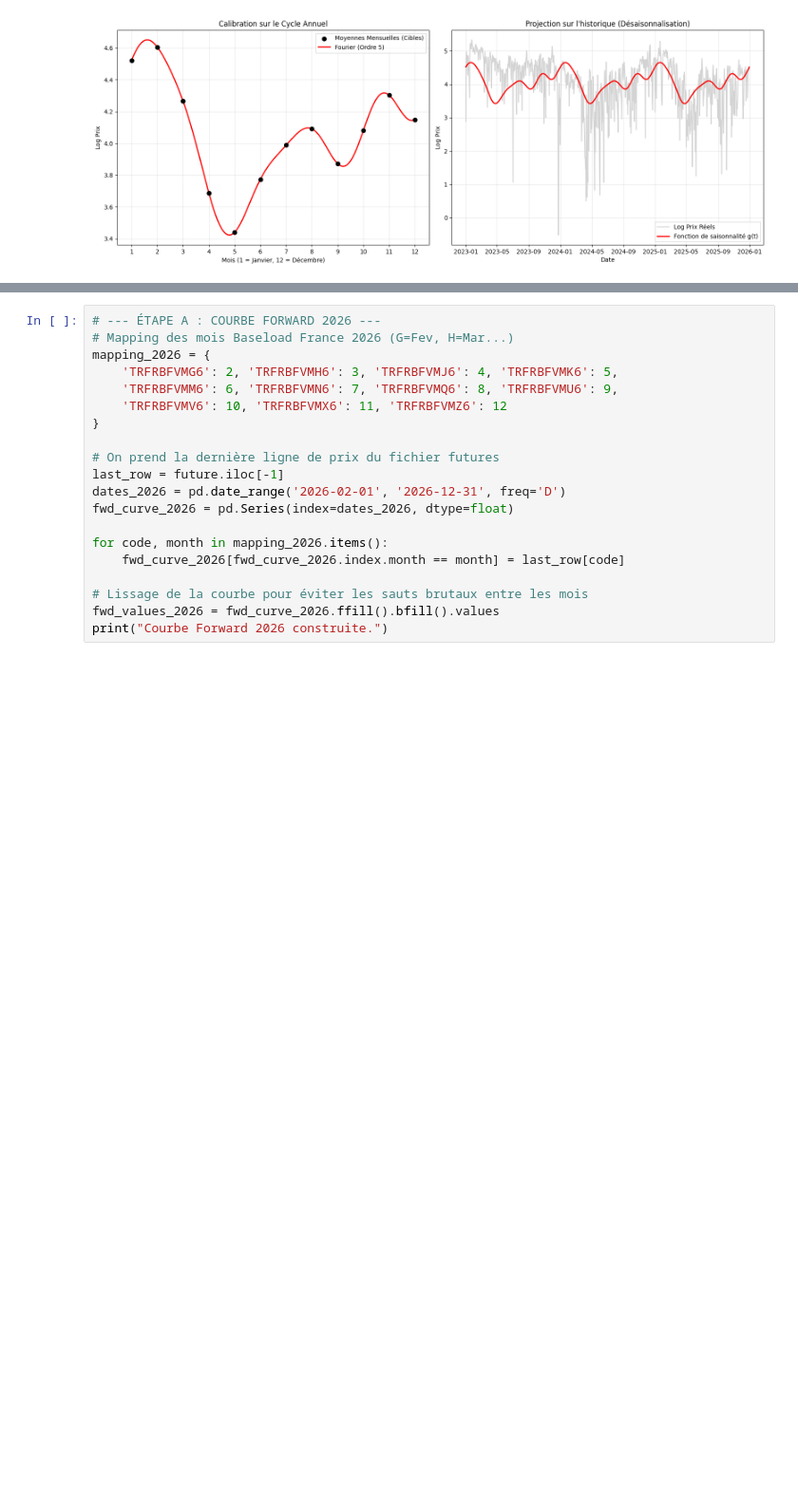
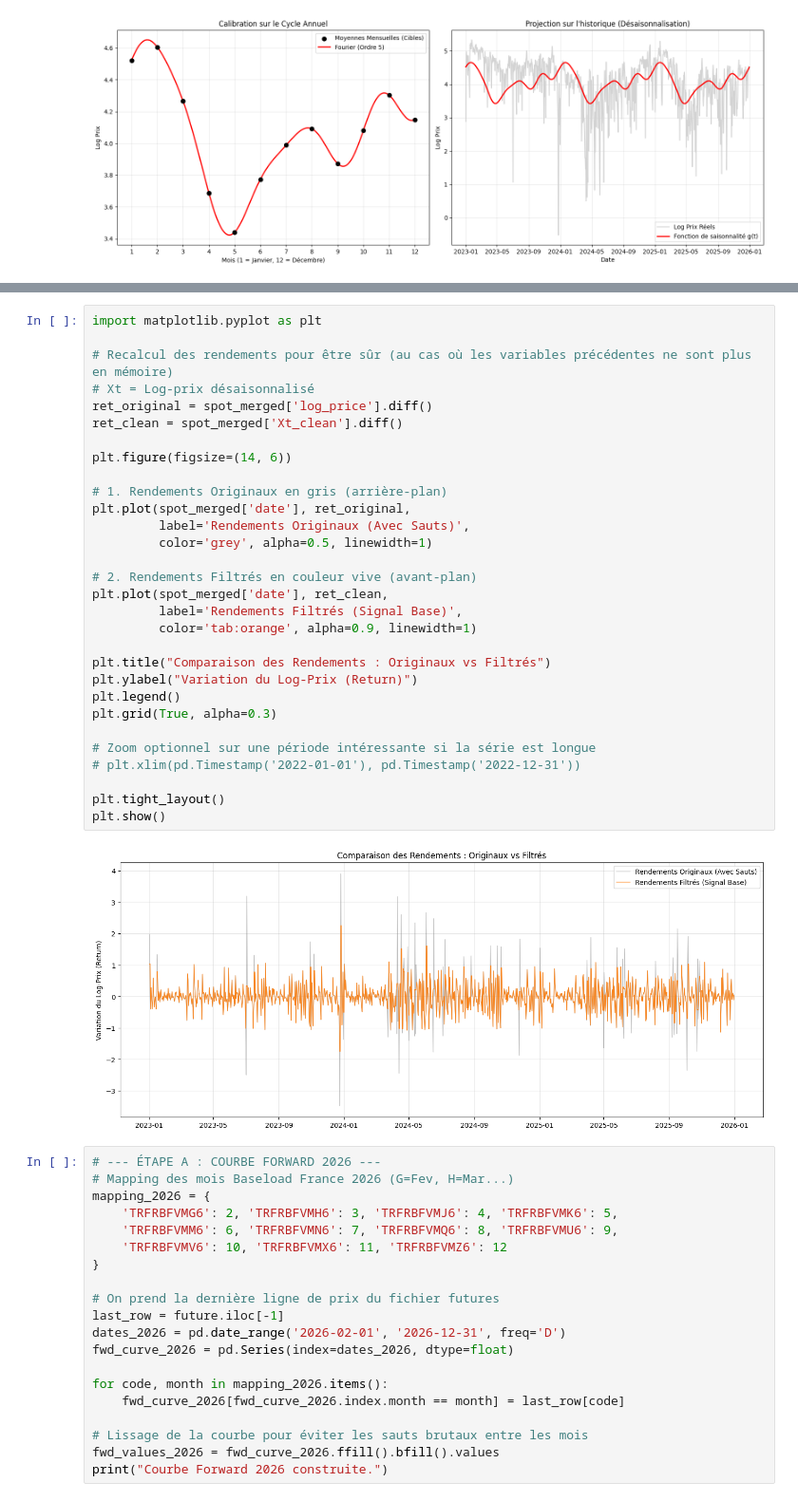
Before and after one commit to alexisdantzikian/SwingContractPricing, a Jupyter notebook: EnergyRisk/main.ipynb, the cells around one changed output, grey strips where cells are left out. Shown at 95% size. Drawn from its saved outputs; the diff is of its cells as text; blank space fills up the shorter version.

```diff
--- a/EnergyRisk/main.ipynb
+++ b/EnergyRisk/main.ipynb
@@ -413,3 +508,35 @@ Volatilité saut (Sigma_J)    : 1.8004
+# %%
+import matplotlib.pyplot as plt
+
+# Recalcul des rendements pour être sûr (au cas où les variables précédentes ne sont plus en mémoire)
+# Xt = Log-prix désaisonnalisé
+ret_original = spot_merged['log_price'].diff()
+ret_clean = spot_merged['Xt_clean'].diff()
+
+plt.figure(figsize=(14, 6))
+
+# 1. Rendements Originaux en gris (arrière-plan)
+plt.plot(spot_merged['date'], ret_original,
+         label='Rendements Originaux (Avec Sauts)',
+         color='grey', alpha=0.5, linewidth=1)
+
+# 2. Rendements Filtrés en couleur vive (avant-plan)
+plt.plot(spot_merged['date'], ret_clean,
+         label='Rendements Filtrés (Signal Base)',
+         color='tab:orange', alpha=0.9, linewidth=1)
+
+plt.title("Comparaison des Rendements : Originaux vs Filtrés")
+plt.ylabel("Variation du Log-Prix (Return)")
+plt.legend()
+plt.grid(True, alpha=0.3)
+
+# Zoom optionnel sur une période intéressante si la série est longue
+# plt.xlim(pd.Timestamp('2022-01-01'), pd.Timestamp('2022-12-31'))
+
+plt.tight_layout()
+plt.show()
+# %% [output]
+[figure, added]
 # %%
 # --- ÉTAPE A : COURBE FORWARD 2026 ---
 # Mapping des mois Baseload France 2026 (G=Fev, H=Mar...)
```
Also changed, not shown: parts of 10 cells of this notebook, 8 other files.
